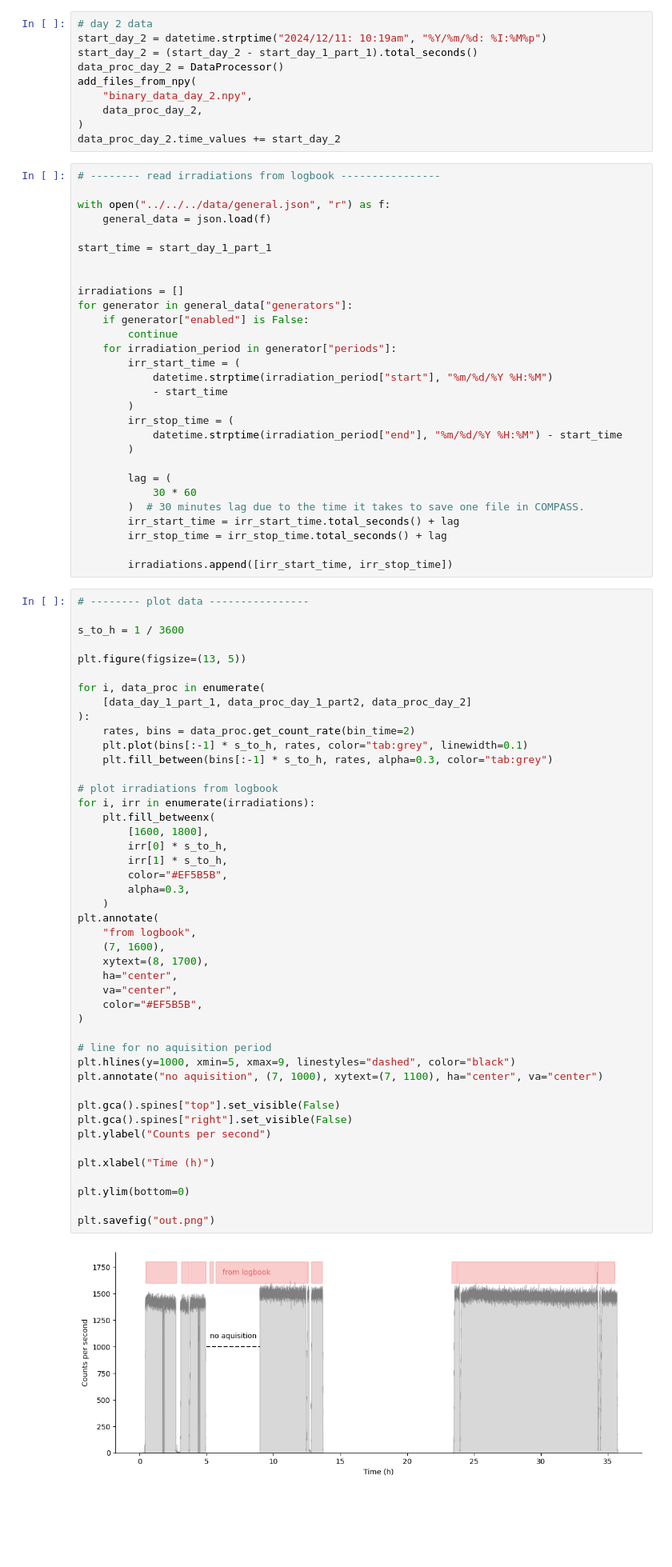
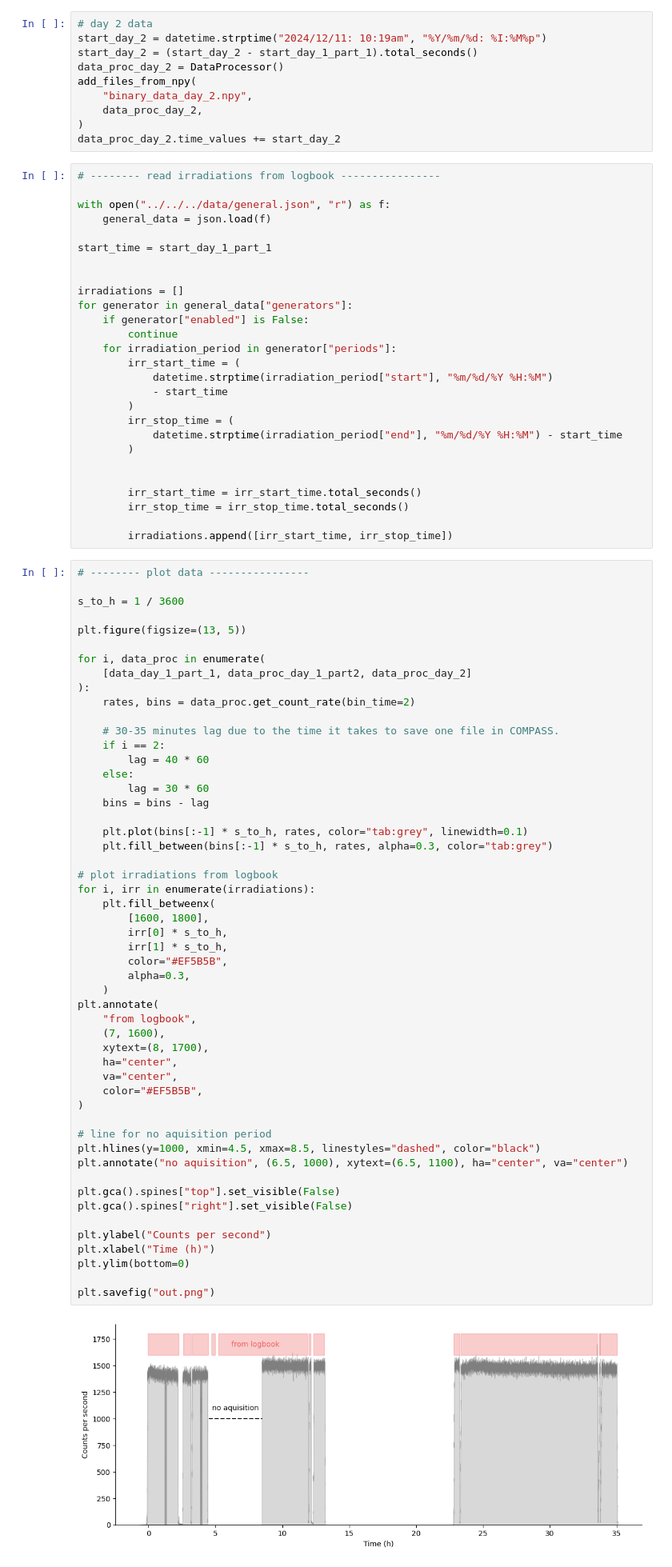
Before and after one commit to veliki-filozof/BABY-1L-run-2-test, a Jupyter notebook: analysis/neutron/detection/main.ipynb, the cells around one changed output. Shown at 80% size. Saved outputs shown, nothing was run; the diff lists cells and outputs as text; blank space fills up the shorter version.

```diff
--- a/analysis/neutron/detection/main.ipynb
+++ b/analysis/neutron/detection/main.ipynb
@@ -65,11 +65,9 @@ for generator in general_data["generators"]:
             datetime.strptime(irradiation_period["end"], "%m/%d/%Y %H:%M") - start_time
         )
 
-        lag = (
-            30 * 60
-        )  # 30 minutes lag due to the time it takes to save one file in COMPASS.
-        irr_start_time = irr_start_time.total_seconds() + lag
-        irr_stop_time = irr_stop_time.total_seconds() + lag
+
+        irr_start_time = irr_start_time.total_seconds()
+        irr_stop_time = irr_stop_time.total_seconds()
 
         irradiations.append([irr_start_time, irr_stop_time])
 # %%
@@ -83,39 +81,46 @@ for i, data_proc in enumerate(
     [data_day_1_part_1, data_proc_day_1_part2, data_proc_day_2]
 ):
     rates, bins = data_proc.get_count_rate(bin_time=2)
+
+    # 30-35 minutes lag due to the time it takes to save one file in COMPASS.
+    if i == 2:
+        lag = 40 * 60
+    else:
+        lag = 30 * 60
+    bins = bins - lag
+
     plt.plot(bins[:-1] * s_to_h, rates, color="tab:grey", linewidth=0.1)
     plt.fill_between(bins[:-1] * s_to_h, rates, alpha=0.3, color="tab:grey")
 
 # plot irradiations from logbook
 for i, irr in enumerate(irradiations):
     plt.fill_betweenx(
         [1600, 1800],
         irr[0] * s_to_h,
         irr[1] * s_to_h,
         color="#EF5B5B",
         alpha=0.3,
     )
 plt.annotate(
     "from logbook",
     (7, 1600),
     xytext=(8, 1700),
     ha="center",
     va="center",
     color="#EF5B5B",
 )
 
 # line for no aquisition period
-plt.hlines(y=1000, xmin=5, xmax=9, linestyles="dashed", color="black")
-plt.annotate("no aquisition", (7, 1000), xytext=(7, 1100), ha="center", va="center")
+plt.hlines(y=1000, xmin=4.5, xmax=8.5, linestyles="dashed", color="black")
+plt.annotate("no aquisition", (6.5, 1000), xytext=(6.5, 1100), ha="center", va="center")
 
 plt.gca().spines["top"].set_visible(False)
 plt.gca().spines["right"].set_visible(False)
+
 plt.ylabel("Counts per second")
-
 plt.xlabel("Time (h)")
-
 plt.ylim(bottom=0)
 
 plt.savefig("out.png")
 # %% [output]
-[figure, old version]
+[figure, new version]
```
